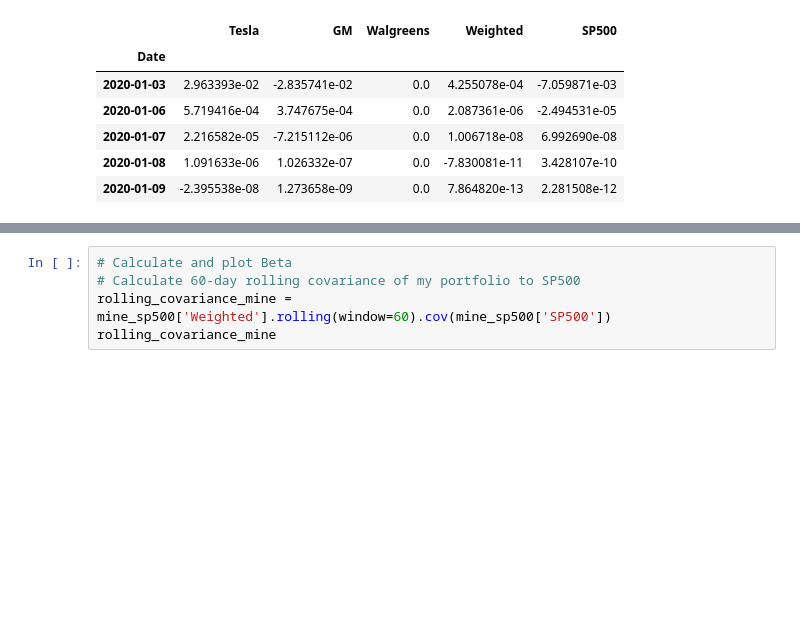
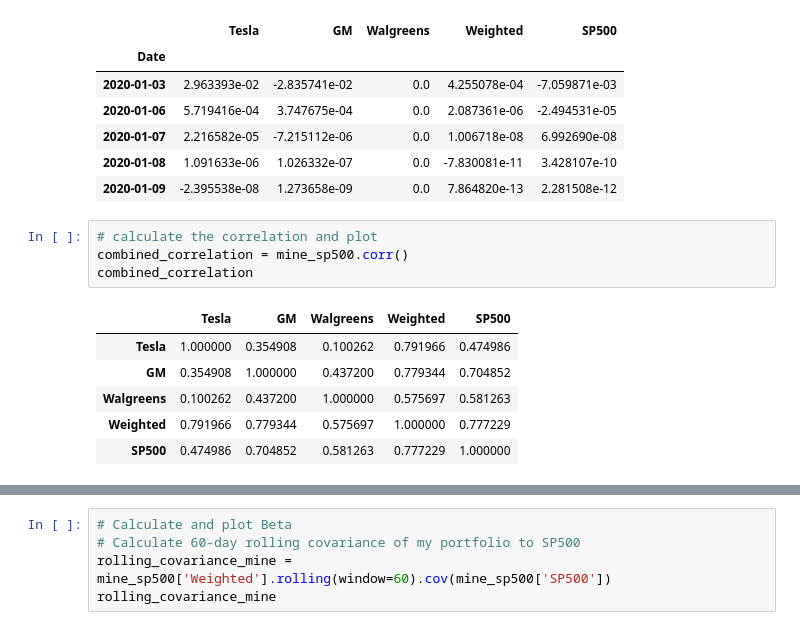
Before and after one commit to yyamamo/HW-04-Pandas, a Jupyter notebook: whale_analysis.ipynb, the cells around one changed output, grey strips where cells are left out. Cells and saved outputs as stored; diff of their text form; blank space fills up the shorter version.

```diff
--- a/whale_analysis.ipynb
+++ b/whale_analysis.ipynb
@@ -1183,3 +1183,14 @@ cumulative_returns.head()
 | 2020-01-07 | 2.216582e-05 | -7.215112e-06 | 0.0 | 1.006718e-08 | 6.992690e-08 |
 | 2020-01-08 | 1.091633e-06 | 1.026332e-07 | 0.0 | -7.830081e-11 | 3.428107e-10 |
 | 2020-01-09 | -2.395538e-08 | 1.273658e-09 | 0.0 | 7.864820e-13 | 2.281508e-12 |
+# %%
+# calculate the correlation and plot
+combined_correlation = mine_sp500.corr()
+combined_correlation
+# %% [output]
+|  | Tesla | GM | Walgreens | Weighted | SP500 |
+| Tesla | 1.000000 | 0.354908 | 0.100262 | 0.791966 | 0.474986 |
+| GM | 0.354908 | 1.000000 | 0.437200 | 0.779344 | 0.704852 |
+| Walgreens | 0.100262 | 0.437200 | 1.000000 | 0.575697 | 0.581263 |
+| Weighted | 0.791966 | 0.779344 | 0.575697 | 1.000000 | 0.777229 |
+| SP500 | 0.474986 | 0.704852 | 0.581263 | 0.777229 | 1.000000 |
```
Also changed, not shown: parts of 4 cells of this notebook.
